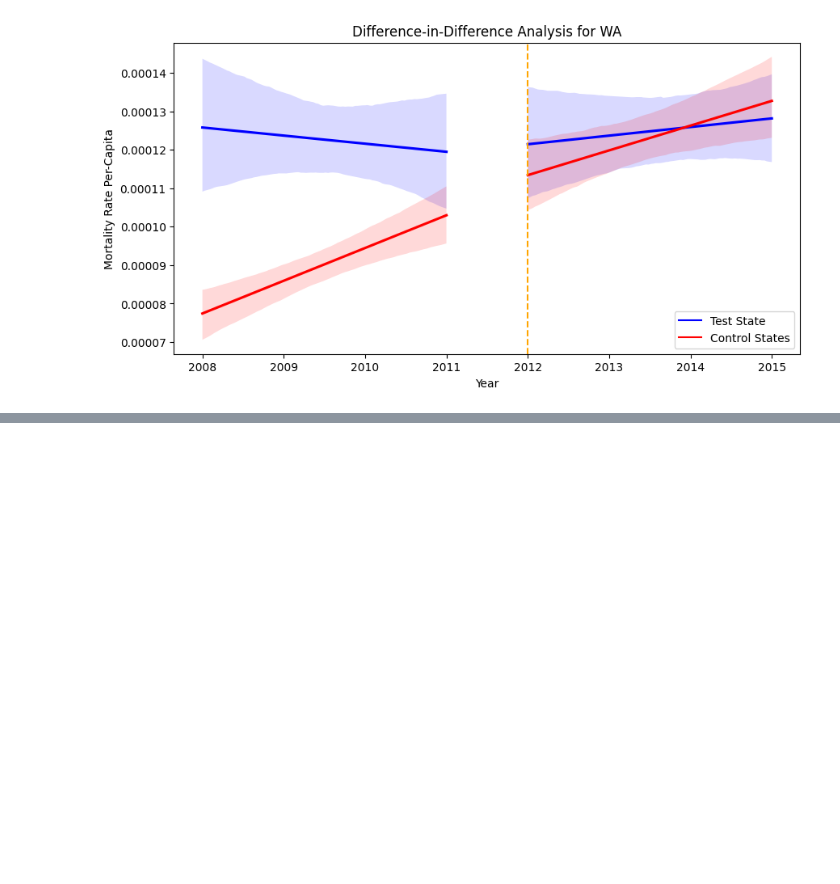
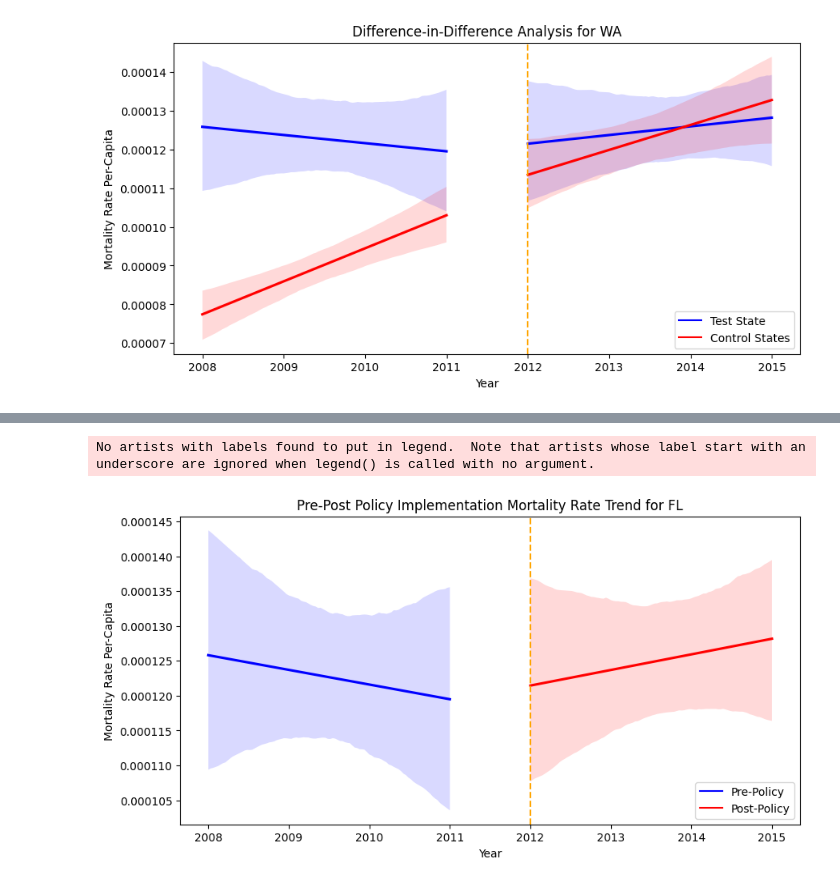
Before and after one commit to MIDS-at-Duke/Opioid-Team-Project-Group-9, a Jupyter notebook: Codes/WA_Analysis/mortality-plots.ipynb, the cells around one changed output, grey strips where cells are left out. Saved outputs shown, nothing was run; the diff lists cells and outputs as text; code cells hidden in the pictures; blank space fills up the shorter version.

```diff
--- a/Codes/WA_Analysis/mortality-plots.ipynb
+++ b/Codes/WA_Analysis/mortality-plots.ipynb
@@ -442,0 +473,55 @@ end_year = 2015  # desired end year for analysis
+# %%
+fig, ax = plt.subplots(1, 1, figsize=(10, 5))
+
+# plotting the pre-post graph
+color = "red"
+sns.regplot(
+    data=mortality[
+        (mortality["State_Code"] == test_state)
+        & (mortality["policy_implementation"] == True)
+    ],
+    x="Year",
+    y="Mortality_Rate",
+    line_kws={"color": color},
+    ax=ax,
+    scatter=False,
+)
+
+# plotting the pre-post graph
+color = "blue"
+sns.regplot(
+    data=mortality[
+        (mortality["State_Code"] == test_state)
+        & (mortality["policy_implementation"] != True)
+    ],
+    x="Year",
+    y="Mortality_Rate",
+    line_kws={"color": color},
+    ax=ax,
+    scatter=False,
+)
+
+# adding legends
+plt.legend(
+    loc="lower right",
+    # bbox_to_anchor=(0.5, -0.15),
+    title="Policy Implementation",
+    ncol=2,
+)
+
+# addding vertical line
+ax.axvline(policy_year, ls="--", color="orange")
+
+# creating custom legend handles
+blue_line = mlines.Line2D([], [], color="blue", label="Pre-Policy")
+red_line = mlines.Line2D([], [], color="red", label="Post-Policy")
+
+# adding legends
+plt.legend(handles=[blue_line, red_line], loc="lower right")
+plt.title(f"Pre-Post Policy Implementation Mortality Rate Trend for {test_state_FL}")
+plt.ylabel("Mortality Rate Per-Capita")
+
+plt.savefig(f"../../Plots/{test_state_FL}_pp_mortality.png")
+# %% [output]
+No artists with labels found to put in legend.  Note that artists whose label start with an underscore are ignored when legend() is called with no argument.
+[figure, added]
```
Also changed, not shown: parts of 10 cells of this notebook, 1 other file.
